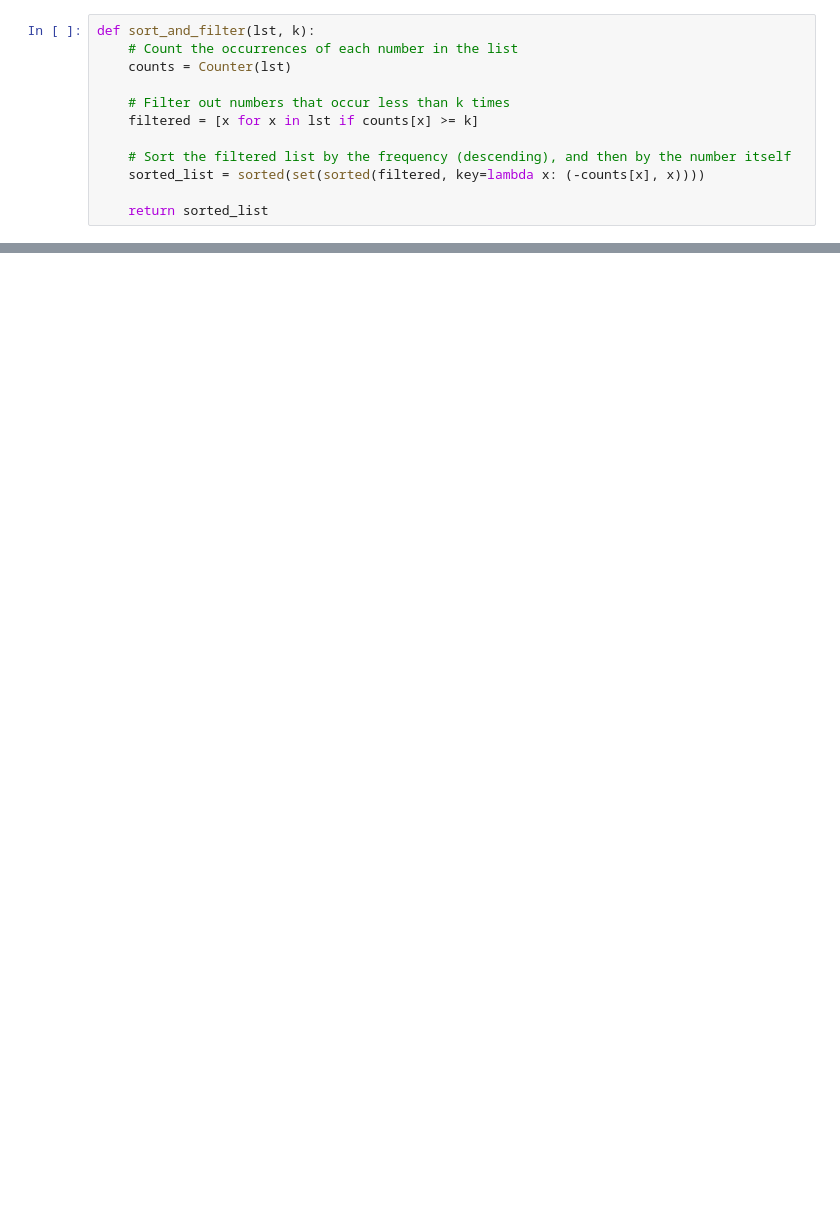
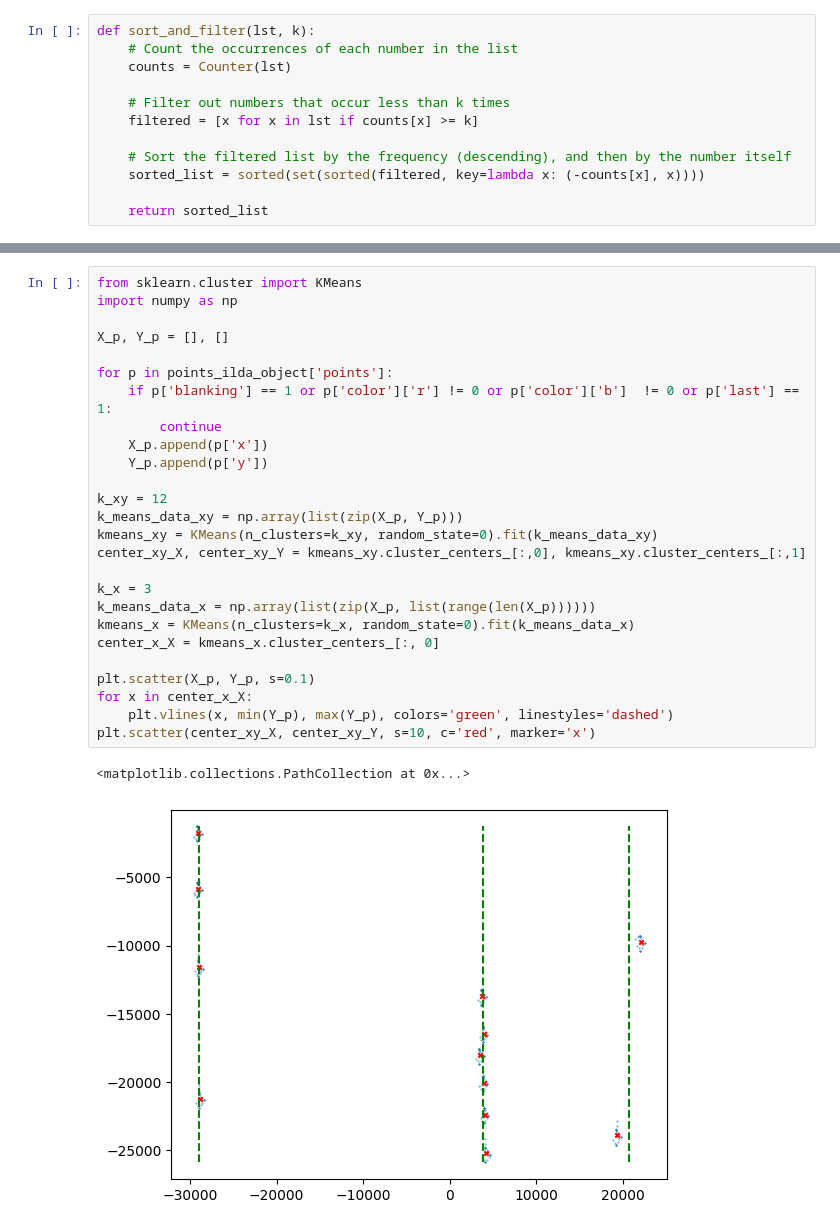
Before and after one commit to CR1337/ilda-dmx-creator, a Jupyter notebook: 2025/2025.ipynb, the cells around one changed output, grey strips where cells are left out. Saved outputs shown, nothing was run; the diff lists cells and outputs as text; blank space fills up the shorter version.

Commit message:
computed laser points

```diff
--- a/2025/2025.ipynb
+++ b/2025/2025.ipynb
@@ -12056,0 +24072,29 @@ sY=[0.084564208984375, 0.327392578125, 0.91204833984375]
+# %%
+from sklearn.cluster import KMeans
+import numpy as np
+
+X_p, Y_p = [], []
+
+for p in points_ilda_object['points']:
+    if p['blanking'] == 1 or p['color']['r'] != 0 or p['color']['b']  != 0 or p['last'] == 1:
+        continue
+    X_p.append(p['x'])
+    Y_p.append(p['y'])
+
+k_xy = 12
+k_means_data_xy = np.array(list(zip(X_p, Y_p)))
+kmeans_xy = KMeans(n_clusters=k_xy, random_state=0).fit(k_means_data_xy)
+center_xy_X, center_xy_Y = kmeans_xy.cluster_centers_[:,0], kmeans_xy.cluster_centers_[:,1]
+
+k_x = 3
+k_means_data_x = np.array(list(zip(X_p, list(range(len(X_p))))))
+kmeans_x = KMeans(n_clusters=k_x, random_state=0).fit(k_means_data_x)
+center_x_X = kmeans_x.cluster_centers_[:, 0]
+
+plt.scatter(X_p, Y_p, s=0.1)
+for x in center_x_X:
+    plt.vlines(x, min(Y_p), max(Y_p), colors='green', linestyles='dashed')
+plt.scatter(center_xy_X, center_xy_Y, s=10, c='red', marker='x')
+# %% [output]
+<matplotlib.collections.PathCollection at 0x...>
+[figure, added]
```
Also changed, not shown: parts of 7 cells of this notebook.
